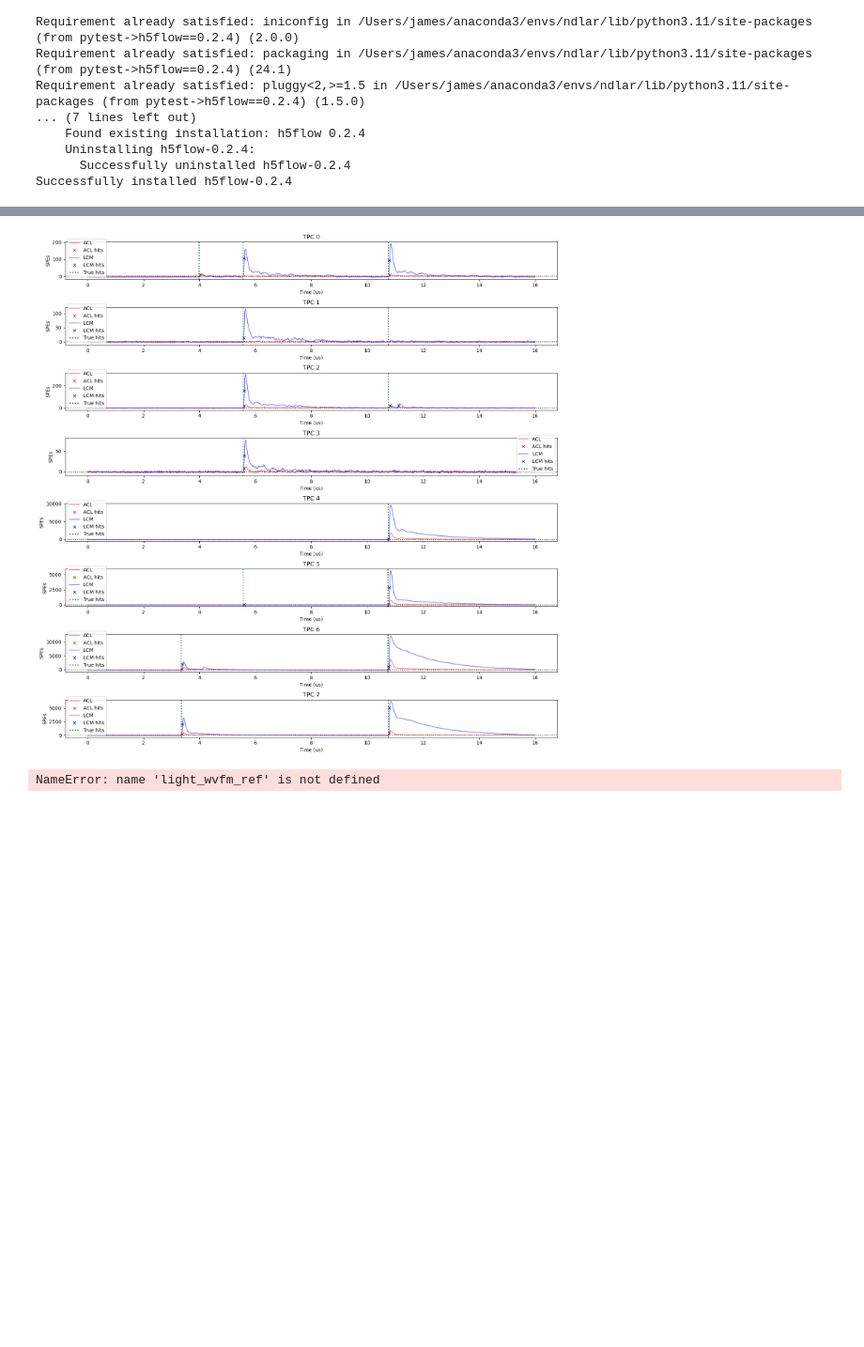
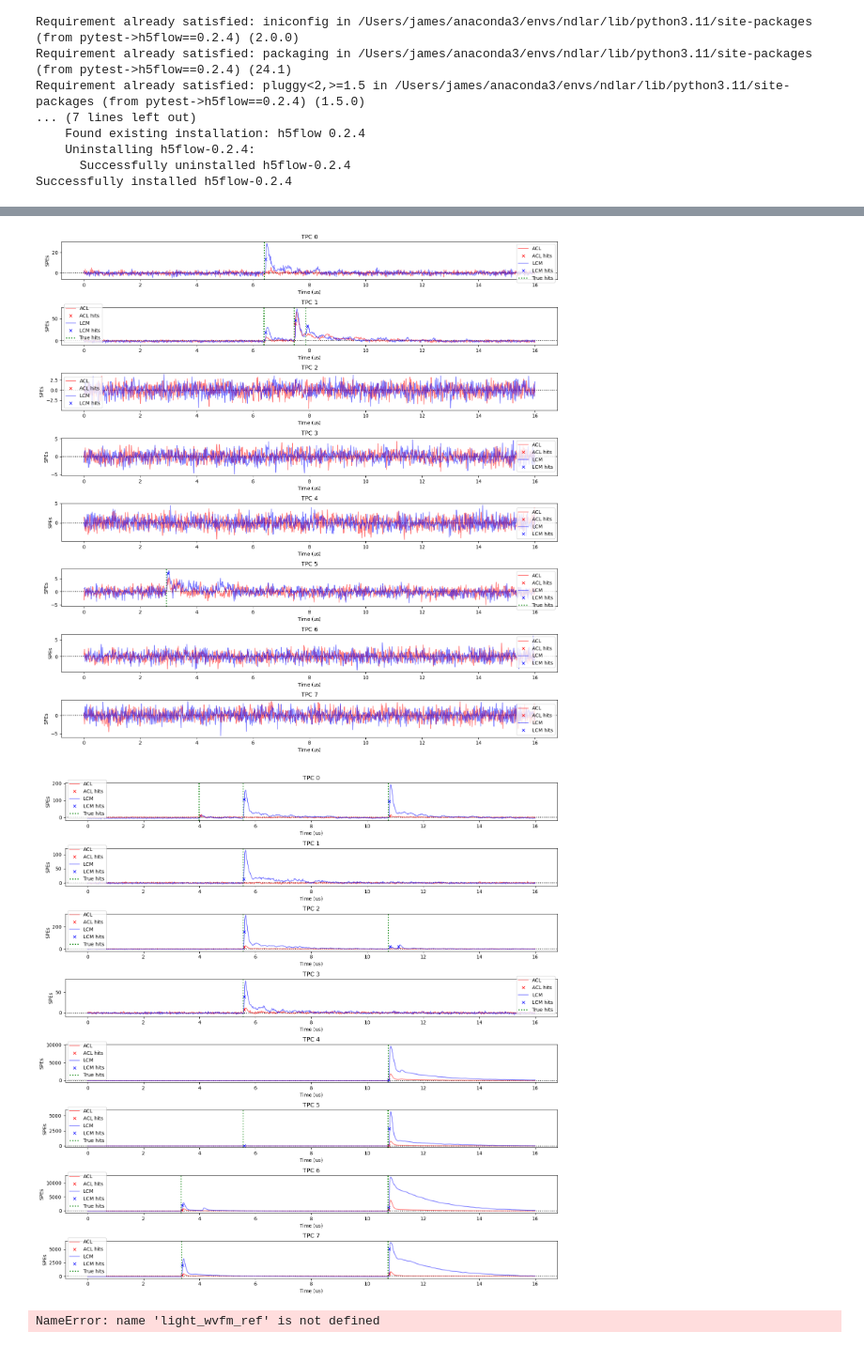
Before and after one commit to jvmead/lrs_sanity_check, a Jupyter notebook: wvfm_plotting_mc.ipynb, the cells around one changed output, grey strips where cells are left out. Shown at 94% size. Drawn from its saved outputs; the diff is of its cells as text; code cells hidden in the pictures; blank space fills up the shorter version.

```diff
--- a/wvfm_plotting_mc.ipynb
+++ b/wvfm_plotting_mc.ipynb
@@ -365,34 +503,39 @@ def plot_summed_trap_waveform_per_tpc_with_interactions(i_evt, time_bins, summed
     lcm_hit_where = np.where(lcm_hit)[0]
 
     axs[tpc].plot(time_bins, acl_wvfm, label='ACL', color='red', alpha=0.5)
     axs[tpc].plot(acl_hit_where * 16/1000, acl_wvfm[acl_hit_where], 'x', color='red', label='ACL hits')
 
     axs[tpc].plot(time_bins, lcm_wvfm, label='LCM', color='blue', alpha=0.5)
     axs[tpc].plot(lcm_hit_where * 16/1000, lcm_wvfm[lcm_hit_where], 'x', color='blue', label='LCM hits')
 
     # true hits
     true_hits_tpc_evt = true_hits[(true_hits['event_id'] == i_evt) & (true_hits['tpc_num'] == tpc)]['start_time_idx'].values
     true_hits_idx = np.array(true_hits_tpc_evt)
     for hit_idx in true_hits_idx:
       label = 'True hits' if hit_idx == true_hits_idx[0] else None
       axs[tpc].axvline(hit_idx * 16/1000, color='green', linestyle=':', linewidth=2, label=label)
 
     axs[tpc].set_xlabel('Time (us)')
     axs[tpc].set_ylabel('SPEs')
     axs[tpc].set_title(f'TPC {tpc}')
 
     # legend
     axs[tpc].legend()
 
   plt.tight_layout()
   plt.show()
 
 
 # plot summed traptype waveforms per tpc with interactions
+i_evt_lrs = 2
+plot_summed_trap_waveform_per_tpc_with_interactions(i_evt_lrs, time_bins, summed_wvfms, hits, true_hits)
+
+# plot summed traptype waveforms per tpc with interactions
 i_evt_lrs = 25
 plot_summed_trap_waveform_per_tpc_with_interactions(i_evt_lrs, time_bins, summed_wvfms, hits, true_hits)
 # %% [output]
-[figure, old version]
+[figure, new version]
+[figure, added]
 # %%
 def plot_all_tpc_waveform(wvfms, time_bins, hit_where, i_evt_lrs, i_mask, true_hits=None):
 
```
Also changed, not shown: parts of 5 cells of this notebook.
